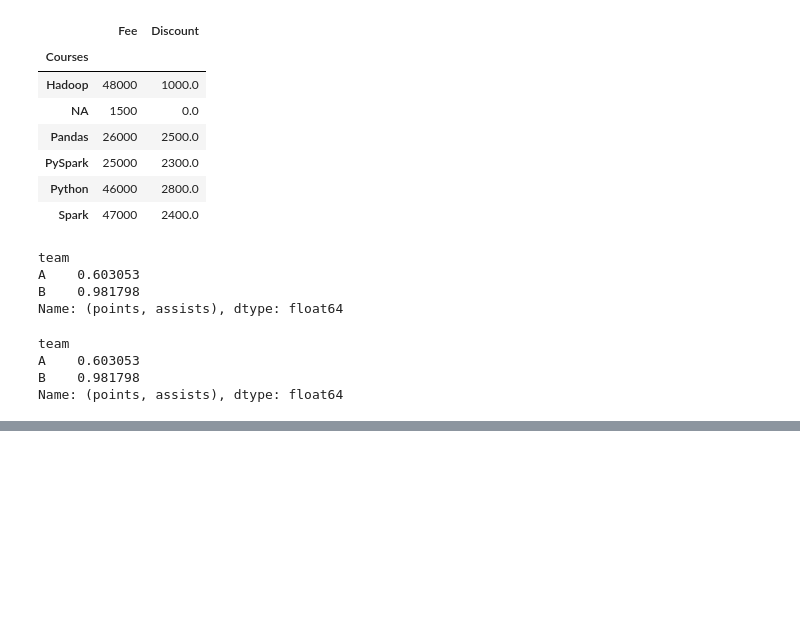
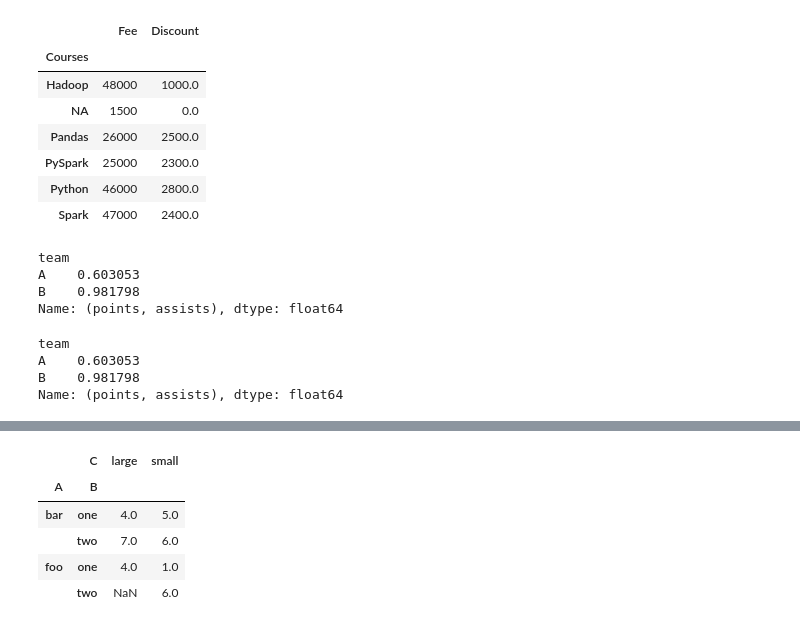
Before and after one commit to samuellukudu/ML-Projects, a Jupyter notebook: NLP/Hangzhou_0/models/CreateFolds&Extra.ipynb, the cells around one changed output, grey strips where cells are left out. Saved outputs shown, nothing was run; the diff lists cells and outputs as text; code cells hidden in the pictures; blank space fills up the shorter version.

```diff
--- a/NLP/Hangzhou_0/models/CreateFolds&Extra.ipynb
+++ b/NLP/Hangzhou_0/models/CreateFolds&Extra.ipynb
@@ -274,0 +302,9 @@ Name: (points, assists), dtype: float64
+# %%
+pd.pivot_table(df, values='D', index=['A', 'B'], columns=['C'], aggfunc=np.sum)
+# %% [output]
+|  | C | large | small |
+| A | B |  |  |
+| bar | one | 4.0 | 5.0 |
+|  | two | 7.0 | 6.0 |
+| foo | one | 4.0 | 1.0 |
+|  | two | NaN | 6.0 |
```
Also changed, not shown: parts of 3 cells of this notebook, 6 other files.
